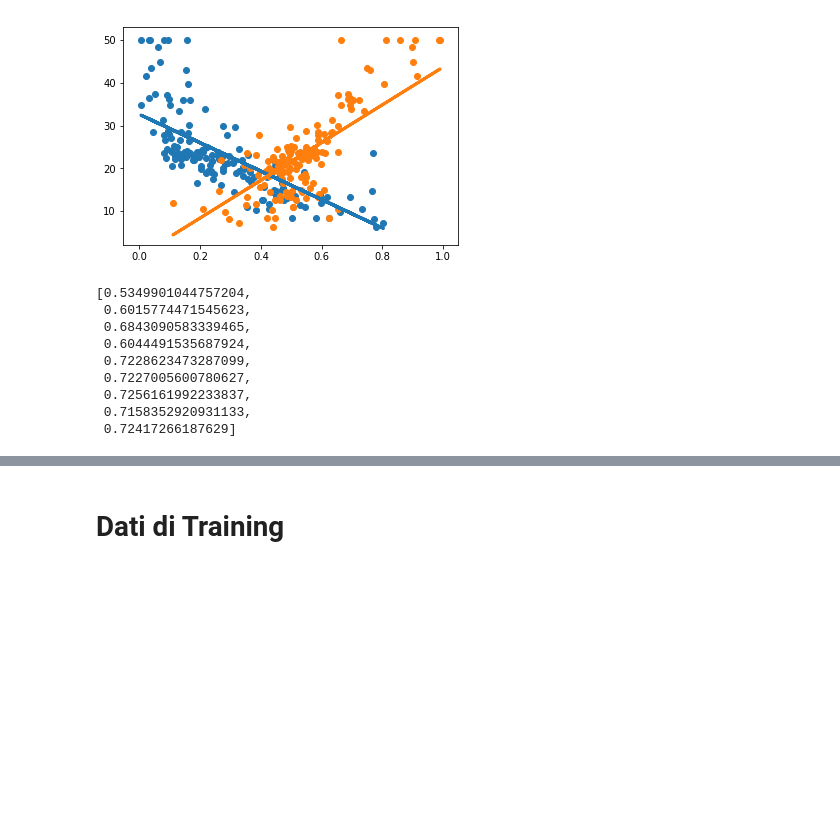
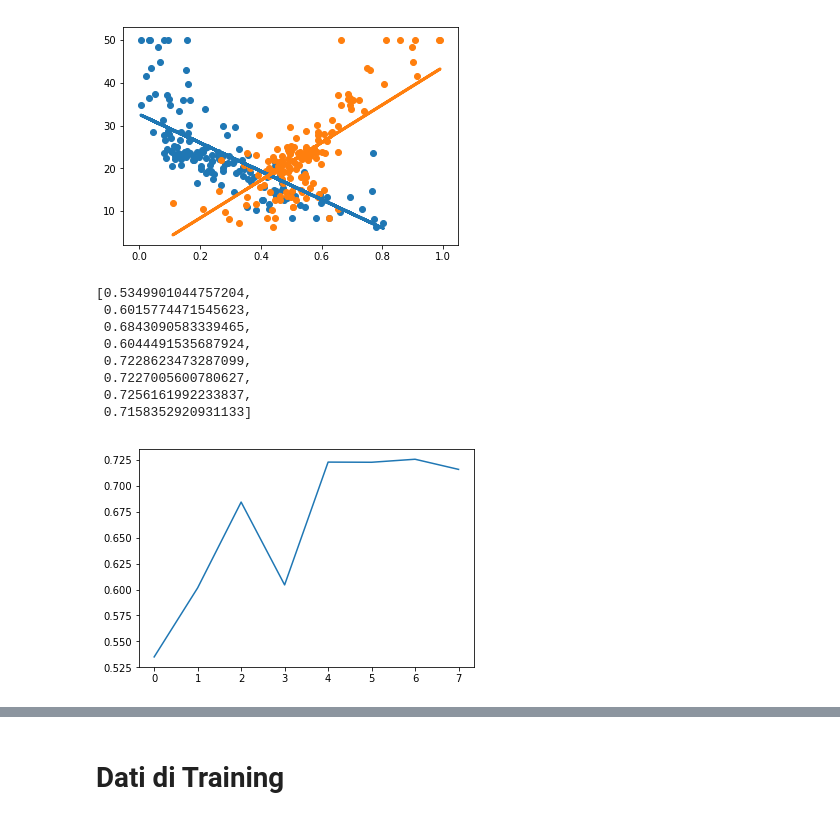
Before and after one commit to livio-grattarola/ProveMachineLearning, a Jupyter notebook: LinearRegression.ipynb, the cells around one changed output, grey strips where cells are left out. Cells and saved outputs as stored; diff of their text form; code cells hidden in the pictures; blank space fills up the shorter version.

```diff
--- a/LinearRegression.ipynb
+++ b/LinearRegression.ipynb
@@ -120,25 +142,25 @@ plt.plot(rm[0], rm[2], linewidth=3)
 # %%
 
 r2s= [
     LReg(bdf01, ['LSTAT'])[3] ,
     LReg(bdf01, ['RM'])[3] ,
     LReg(bdf01, ['RM', 'LSTAT'])[3] ,
     LReg(bdf01, ['LSTAT', 'PTRATIO'])[3],
     LReg(bdf01, ['RM', 'LSTAT', 'PTRATIO'])[3] ,
     LReg(bdf01, ['RM', 'LSTAT', 'PTRATIO', 'INDUS'])[3] ,
     LReg(bdf01, ['RM', 'LSTAT', 'PTRATIO', 'INDUS', 'TAX' ])[3] , #best
     LReg(bdf01, ['RM', 'LSTAT', 'PTRATIO', 'INDUS', 'TAX', 'NOX' ])[3] ,
-    LReg(bdf01, ['RM', 'LSTAT', 'PTRATIO', 'TAX' ])[3]
 ]
 
+pd.Series(r2s).plot()
 r2s
 # %% [output]
 [0.5349901044757204,
  0.6015774471545623,
  0.6843090583339465,
  0.6044491535687924,
  0.7228623473287099,
  0.7227005600780627,
  0.7256161992233837,
- 0.7158352920931133,
- 0.72417266187629]
+ 0.7158352920931133]
+[figure, added]
```
Also changed, not shown: parts of 13 cells of this notebook, 1 other file.
